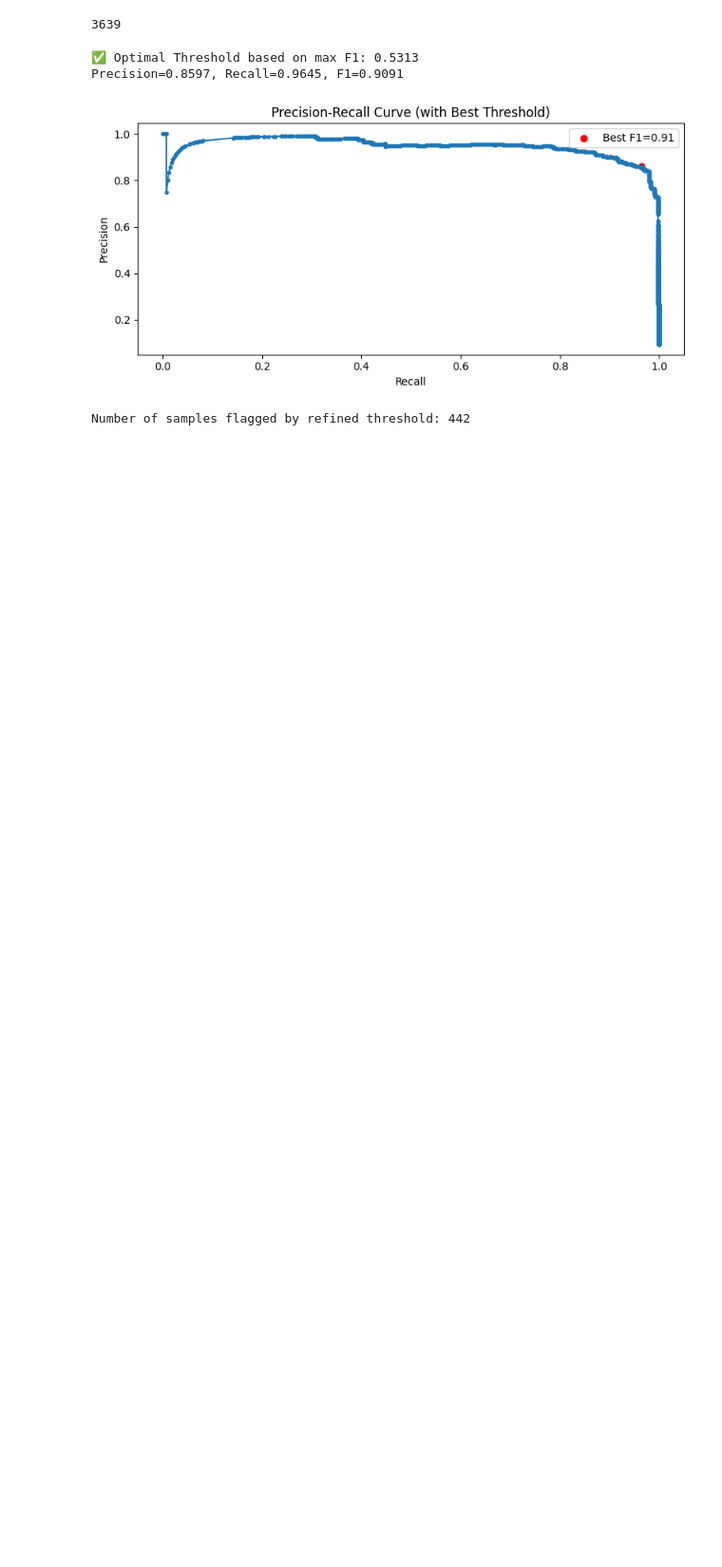
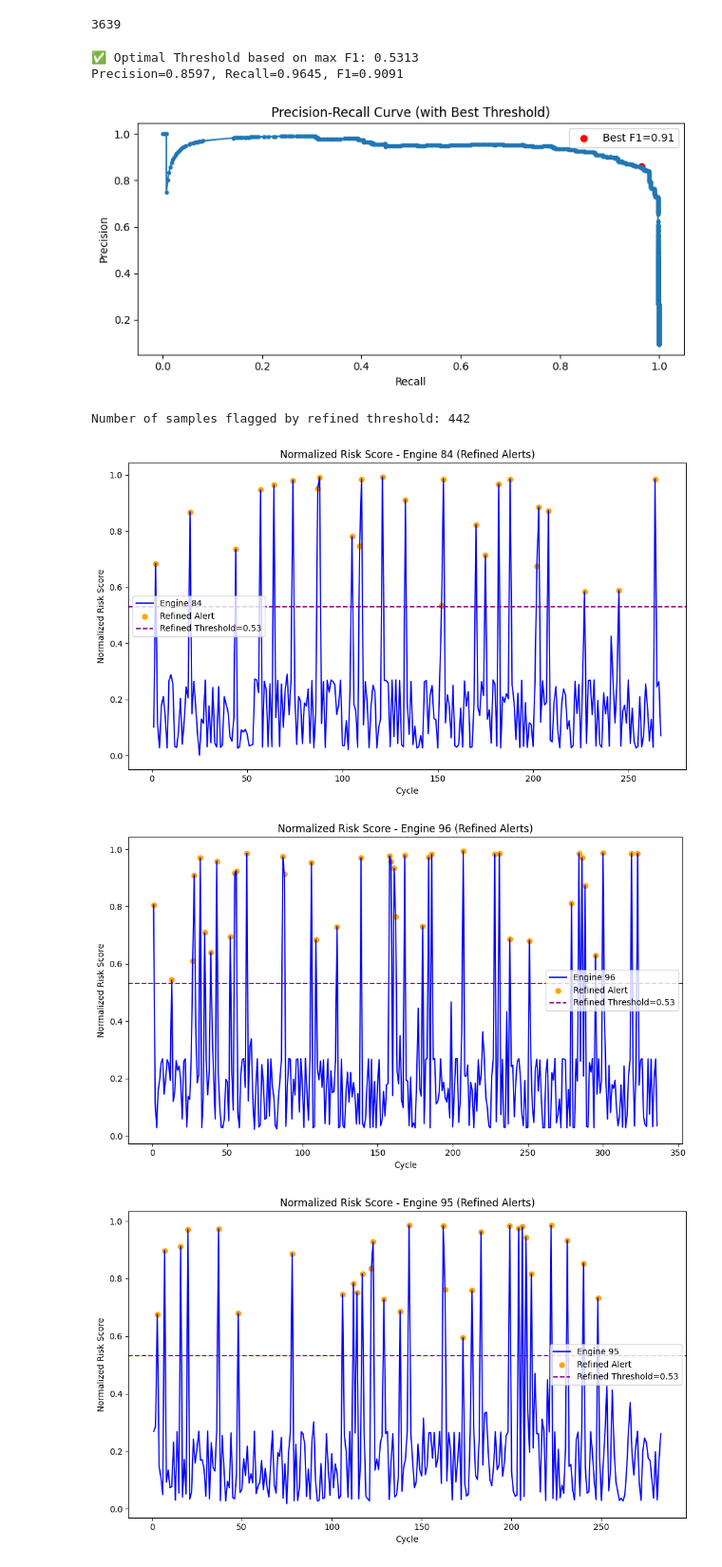
Before and after one commit to Dristro/ML_Project, a Jupyter notebook: G_007_053_055_132_199/code/Phase_4/Phase_4_pls_work.ipynb, the cells around one changed output. Shown at 95% size. Saved outputs shown, nothing was run; the diff lists cells and outputs as text; code cells hidden in the pictures; blank space fills up the shorter version.

```diff
--- a/G_007_053_055_132_199/code/Phase_4/Phase_4_pls_work.ipynb
+++ b/G_007_053_055_132_199/code/Phase_4/Phase_4_pls_work.ipynb
@@ -29,12 +29,16 @@ classifier_features = [
 ]
 X_test_classifier = X_test[classifier_features]
 X_test_regressors = X_test
+# %%
+def softmax(z):
+    return np.exp(z)/np.sum(np.exp(z))
 # %%
 ##########################################################
 # STEP 1: Extract Stage Probabilities (ensure predict_proba)
 ##########################################################
 stage_probs = classifier.predict_proba(X_test_classifier)
 stage_4_probs = stage_probs[:, 3]  # adjust index if necessary
+stage_4_probs = softmax(stage_4_probs)
 # %%
 ##########################################################
 # STEP 2: Predict Time to Failure
@@ -230,3 +234,40 @@ num_alerts = df_tail['Alert_Refined'].sum()
 print(f"Number of samples flagged by refined threshold: {num_alerts}")
 # %% [output]
 Number of samples flagged by refined threshold: 442
+# %%
+import random
+import matplotlib.pyplot as plt
+
+# Add refined alerts column to df_tail
+df_tail['Alert_Refined'] = alerts_refined
+
+# Get all unique engine IDs
+all_engines = df_tail['Engine no'].unique()
+
+# Randomly select 10 engines
+selected_engines = random.sample(list(all_engines), 10)
+
+# Plot each engine separately
+for i, eng in enumerate(selected_engines):
+    eng_data = df_tail[df_tail['Engine no'] == eng]
+
+    plt.figure(figsize=(10,6))
+    plt.plot(eng_data['cycle'], eng_data['Normalized_Risk_Score'], label=f'Engine {eng}', color='blue')
+
+    # Highlight refined alerts
+    over = eng_data[eng_data['Alert_Refined']]
+    plt.scatter(over['cycle'], over['Normalized_Risk_Score'], color='orange', label='Refined Alert')
+
+    # Threshold line (refined threshold)
+    plt.axhline(best_threshold, color='purple', linestyle='--', label=f'Refined Threshold={best_threshold:.2f}')
+
+    plt.xlabel('Cycle')
+    plt.ylabel('Normalized Risk Score')
+    plt.title(f'Normalized Risk Score - Engine {eng} (Refined Alerts)')
+    plt.legend()
+    plt.tight_layout()
+    plt.show()
+# %% [output]
+[figure, added]
+[figure, added]
+[figure, added]
```
Also changed, not shown: parts of 3 cells of this notebook, 1 other file.
